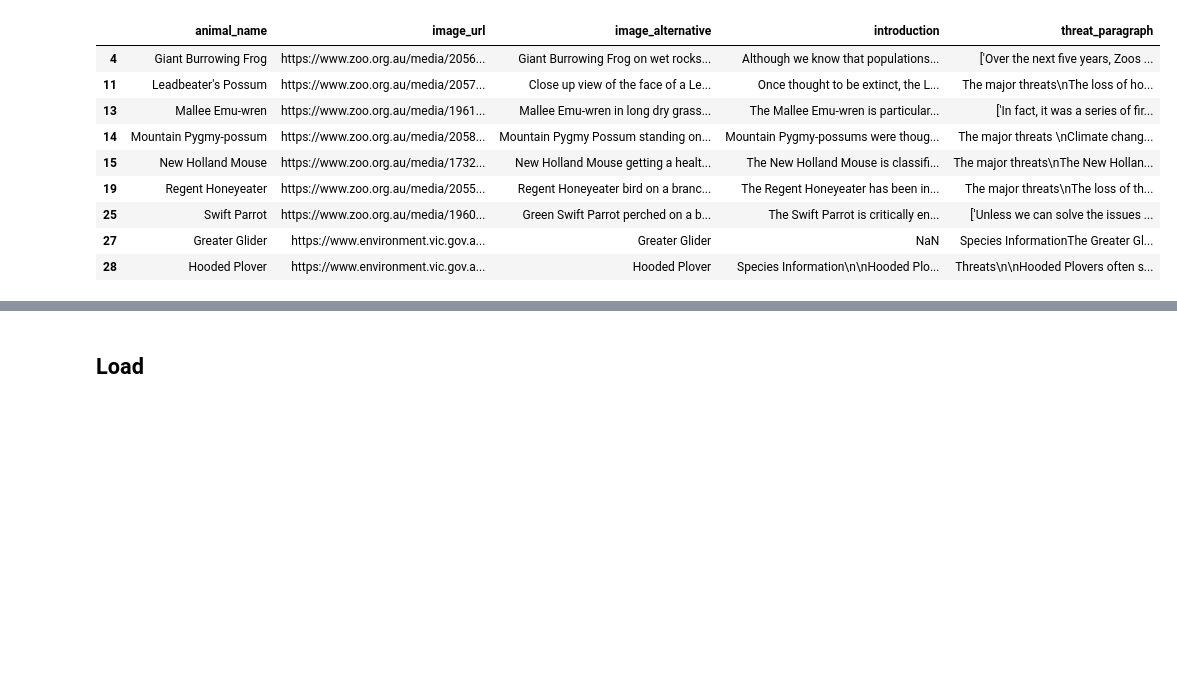
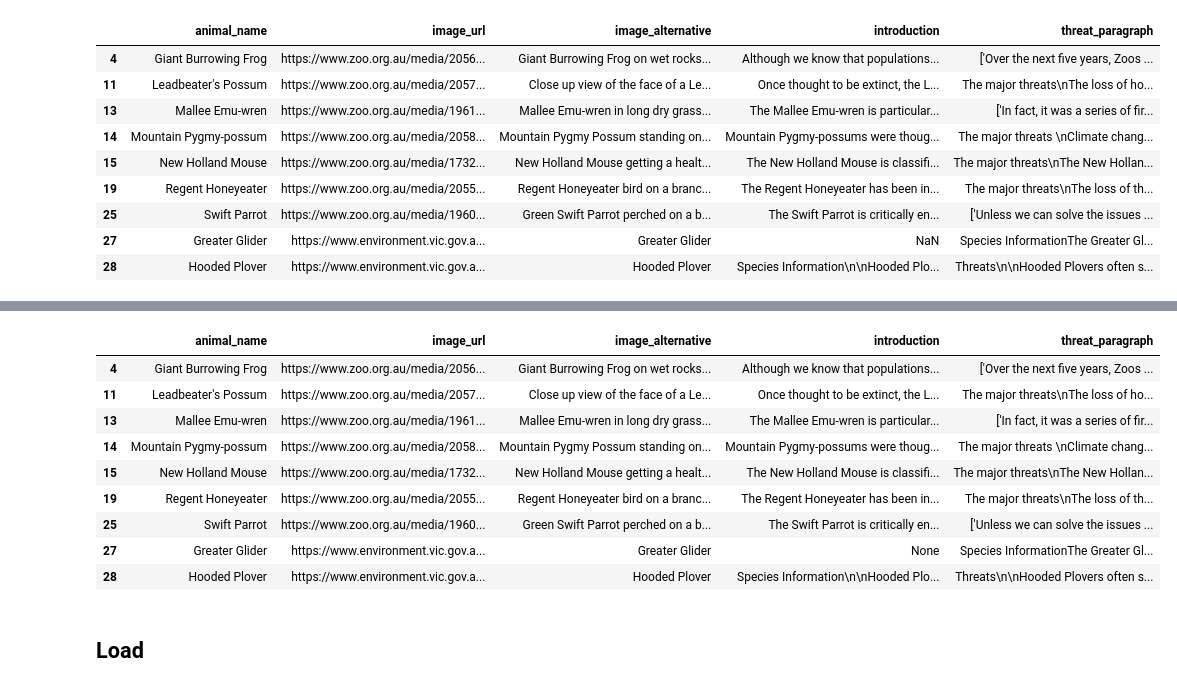
Before and after one commit to poojaisabelle/Project-Two, a Jupyter notebook: database/ETL_vba_scraped_fauna.ipynb, the cells around one changed output, grey strips where cells are left out. Cells and saved outputs as stored; diff of their text form; code cells hidden in the pictures; blank space fills up the shorter version.

Commit message:
Change one missing value in scraped data from NaN to None

```diff
--- a/database/ETL_vba_scraped_fauna.ipynb
+++ b/database/ETL_vba_scraped_fauna.ipynb
@@ -333,7 +333,7 @@ len(taxon_ids)
 The number of animals is equal to the number of taxon ids. For each animal of interest, there is only one corresponding taxon id.
 # %%
 # Filter the webscraped data to have only the above animals
-final_scraped_df = scraped_df[scraped_df["animal_name"].isin(final_animal_list)]
+final_scraped_df = scraped_df[scraped_df["animal_name"].isin(final_animal_list)].copy()
 final_scraped_df
 # %% [output]
 |  | animal_name | image_url | image_alternative | introduction | threat_paragraph |
@@ -349,3 +365,18 @@ final_scraped_df
+# %%
+# Fill the NaN values with None values for the json-converted file to work
+final_scraped_df = final_scraped_df.where(final_scraped_df.notnull(), None)
+final_scraped_df
+# %% [output]
+|  | animal_name | image_url | image_alternative | introduction | threat_paragraph |
+| 4 | Giant Burrowing Frog | https://www.zoo.org.au/media/2056... | Giant Burrowing Frog on wet rocks... | Although we know that populations... | ['Over the next five years, Zoos ... |
+| 11 | Leadbeater's Possum | https://www.zoo.org.au/media/2057... | Close up view of the face of a Le... | Once thought to be extinct, the L... | The major threats\nThe loss of ho... |
+| 13 | Mallee Emu-wren | https://www.zoo.org.au/media/1961... | Mallee Emu-wren in long dry grass... | The Mallee Emu-wren is particular... | ['In fact, it was a series of fir... |
+| 14 | Mountain Pygmy-possum | https://www.zoo.org.au/media/2058... | Mountain Pygmy Possum standing on... | Mountain Pygmy-possums were thoug... | The major threats \nClimate chang... |
+| 15 | New Holland Mouse | https://www.zoo.org.au/media/1732... | New Holland Mouse getting a healt... | The New Holland Mouse is classifi... | The major threats\nThe New Hollan... |
+| 19 | Regent Honeyeater | https://www.zoo.org.au/media/2055... | Regent Honeyeater bird on a branc... | The Regent Honeyeater has been in... | The major threats\nThe loss of th... |
+| 25 | Swift Parrot | https://www.zoo.org.au/media/1960... | Green Swift Parrot perched on a b... | The Swift Parrot is critically en... | ['Unless we can solve the issues ... |
+| 27 | Greater Glider | https://www.environment.vic.gov.a... | Greater Glider | None | Species InformationThe Greater Gl... |
+| 28 | Hooded Plover | https://www.environment.vic.gov.a... | Hooded Plover | Species Information\n\nHooded Plo... | Threats\n\nHooded Plovers often s... |
 # %% [markdown]
 ## Load
 # %%
```
Also changed, not shown: parts of 4 cells of this notebook.
